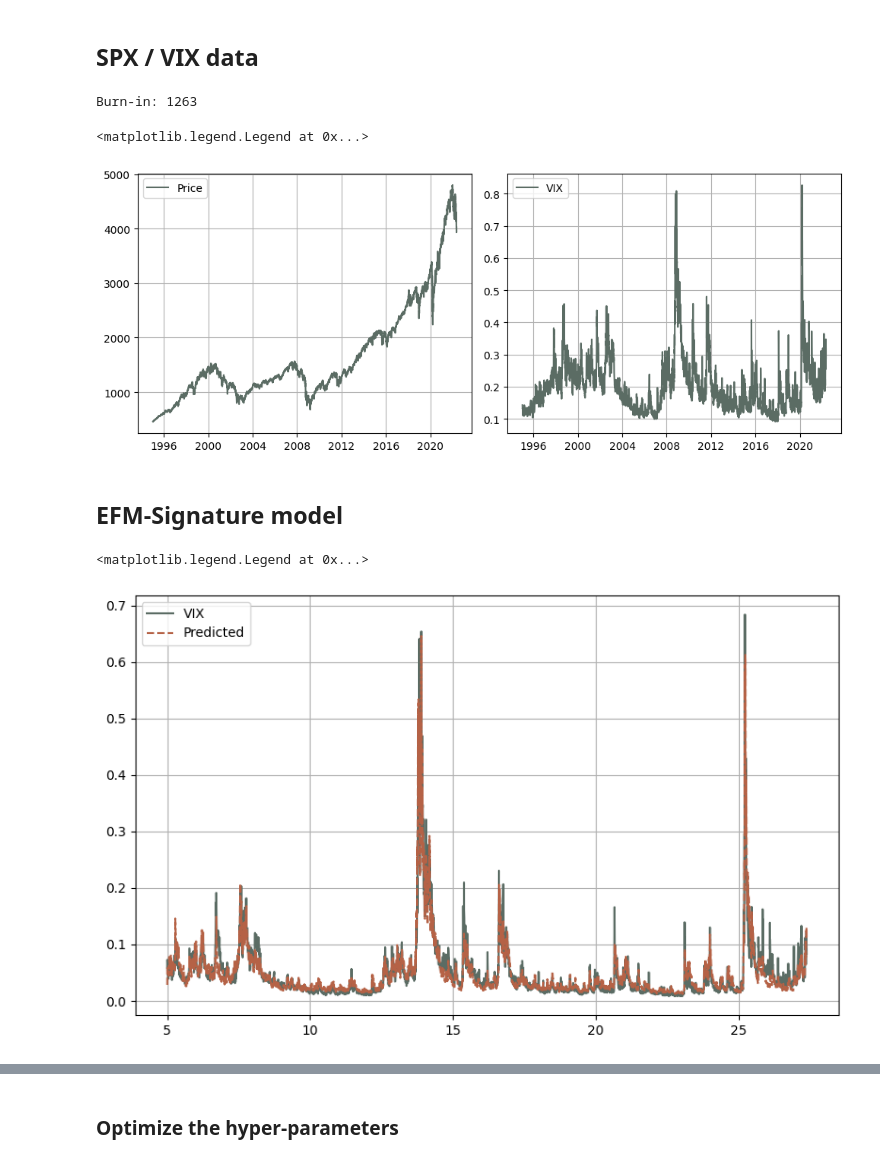
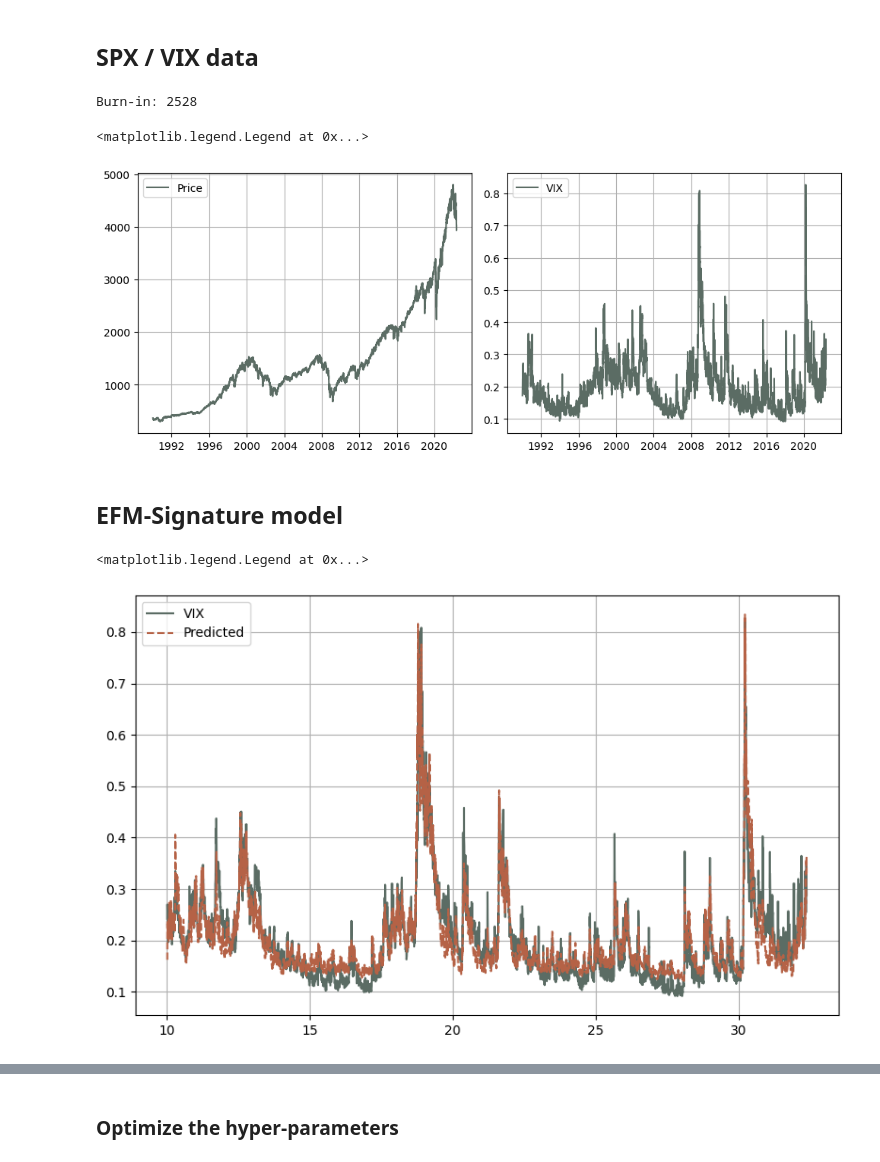
Before and after one commit to MrG1raffe/signature, a Jupyter notebook: notebooks/SPX-VIX_EFM-Signature.ipynb, the cells around one changed output, grey strips where cells are left out. Cells and saved outputs as stored; diff of their text form; code cells hidden in the pictures.

```diff
--- a/notebooks/SPX-VIX_EFM-Signature.ipynb
+++ b/notebooks/SPX-VIX_EFM-Signature.ipynb
@@ -51,9 +48,9 @@ vix_data.index = pd.to_datetime(vix_data.index.date)
 # %%
-spx_data = pd.read_csv("data/spx_data.csv", index_col=0)
-vix_data = pd.read_csv("data/vix_data.csv", index_col=0)
-
-spx_data.index = pd.to_datetime(spx_data.index)
-vix_data.index = pd.to_datetime(vix_data.index)
+# spx_data = pd.read_csv("data/spx_data.csv", index_col=0)
+# vix_data = pd.read_csv("data/vix_data.csv", index_col=0)
+#
+# spx_data.index = pd.to_datetime(spx_data.index)
+# vix_data.index = pd.to_datetime(vix_data.index)
 # %%
 index = spx_data.index
 spx = spx_data['Close']
@@ -62,7 +59,7 @@ vix = vix_data['Close'] / 100
 burn_in = np.where(index >= train_start_date)[0][0]
 print("Burn-in:", burn_in)
 # %% [output]
-Burn-in: 1263
+Burn-in: 2528
 # %%
 fig, ax = plt.subplots(1, 2, figsize=(10, 4))
 
@@ -76,7 +73,7 @@ ax[1].plot(dates_grid, vix, label="VIX")
 ax[1].legend()
 # %% [output]
 <matplotlib.legend.Legend at 0x...>
-[figure, old version]
+[figure, new version]
 # %% [markdown]
 ## EFM-Signature model
 # %%
@@ -84,14 +81,14 @@ ax[1].legend()
 #     time_grid,
 #     np.log(spx),
 # ]).T
-# trunc = 3
-# lam = np.array([2, 8, 6])
-# kwargs = {"lead_lag": True, "lead_lag_idx": jnp.array([1])}
+# trunc = 2
+# lam = np.array([2, 8])
+# kwargs = {"lead_lag": True, "lead_lag_idx": jnp.array([1]), "lam_idx": [0, 1, 1]}
 
 path = np.vstack([
     time_grid,
-    np.log(spx),
-    np.concatenate([[0], np.cumsum(np.diff(np.log(spx))**2)]),
+    np.log(spx) / 10,
+    np.concatenate([[0], np.cumsum(np.diff(np.log(spx))**2)]) * 2,
 ]).T
 trunc = 2
 lam = np.array([10, 10, 10])
@@ -99,33 +96,33 @@ kwargs = {}
 
 # path = np.vstack([
 #     time_grid,
 #     np.log(spx),
 #     np.concatenate([np.log(spx)[0:1], np.log(spx)[0:-1]]),
 # ]).T
 # trunc = 3
-# lam = np.array([9, 1, 1])
-# kwargs = {}
+# lam = np.array([9, 1])
+# kwargs = {"lam_idx": [0, 1, 1]}
 
 
 dim = path.shape[1]
 if "lead_lag_idx" in kwargs:
     dim += kwargs["lead_lag_idx"].size
 
 X = np.hstack([time_grid[:, None], path])
 y = np.array(vix[burn_in:])
 
 pipe = Pipeline([
     ('sig', EFMSignatureTransform(trunc=trunc, lam=lam, burn_in=burn_in, **kwargs)),
     # ('sig', RollingSignatureTransform(trunc=trunc, window_size=10, burn_in=burn_in, **kwargs)),
     ('scaler', StandardScaler()),
     ('regressor', Ridge())
 ])
 
 pipe.fit(X, y)
 
 plt.plot(time_grid[burn_in:], y, label="VIX")
 plt.plot(time_grid[burn_in:], pipe.predict(X), "--", label="Predicted")
 plt.legend()
 # %% [output]
 <matplotlib.legend.Legend at 0x...>
-[figure, old version]
+[figure, new version]
```
Also changed, not shown: parts of 8 cells of this notebook, 7 other files.
